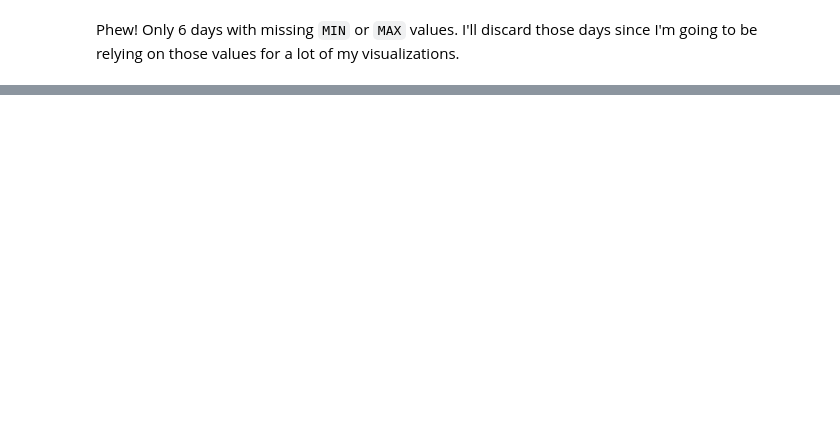
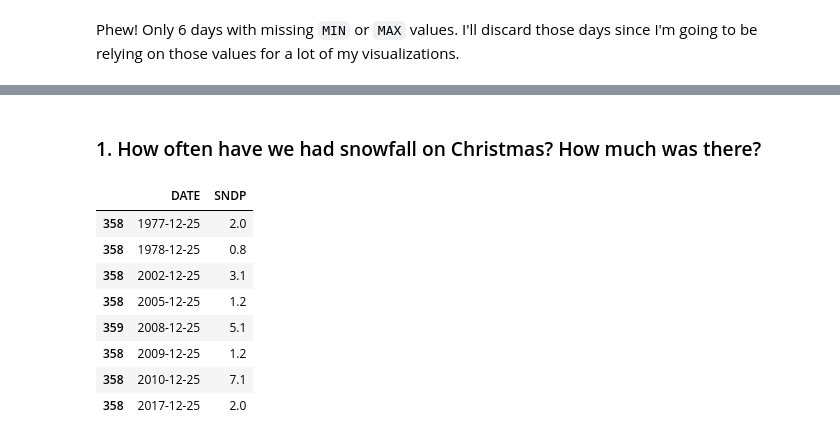
Before and after one commit to nrrb/weatherfeel, a Jupyter notebook: ColdChicago.ipynb, the cells around one changed output, grey strips where cells are left out. Drawn from its saved outputs; the diff is of its cells as text; code cells hidden in the pictures; blank space fills up the shorter version.

```diff
--- a/ColdChicago.ipynb
+++ b/ColdChicago.ipynb
@@ -320,0 +308,14 @@ gsod.to_csv(f"./GSOD - {station['STATION NAME']} - {station['USAF']}{station['WB
+# %% [markdown]
+### 1. How often have we had snowfall on Christmas? How much was there?
+# %%
+gsod[(gsod['MONTH'] == 12) & (gsod['DAY_OF_MONTH'] == 25) & gsod['SNOW'] & (gsod['SNDP'] > 0)][['DATE', 'SNDP']]
+# %% [output]
+|  | DATE | SNDP |
+| 358 | 1977-12-25 | 2.0 |
+| 358 | 1978-12-25 | 0.8 |
+| 358 | 2002-12-25 | 3.1 |
+| 358 | 2005-12-25 | 1.2 |
+| 359 | 2008-12-25 | 5.1 |
+| 358 | 2009-12-25 | 1.2 |
+| 358 | 2010-12-25 | 7.1 |
+| 358 | 2017-12-25 | 2.0 |
```
Also changed, not shown: parts of 28 cells of this notebook.
